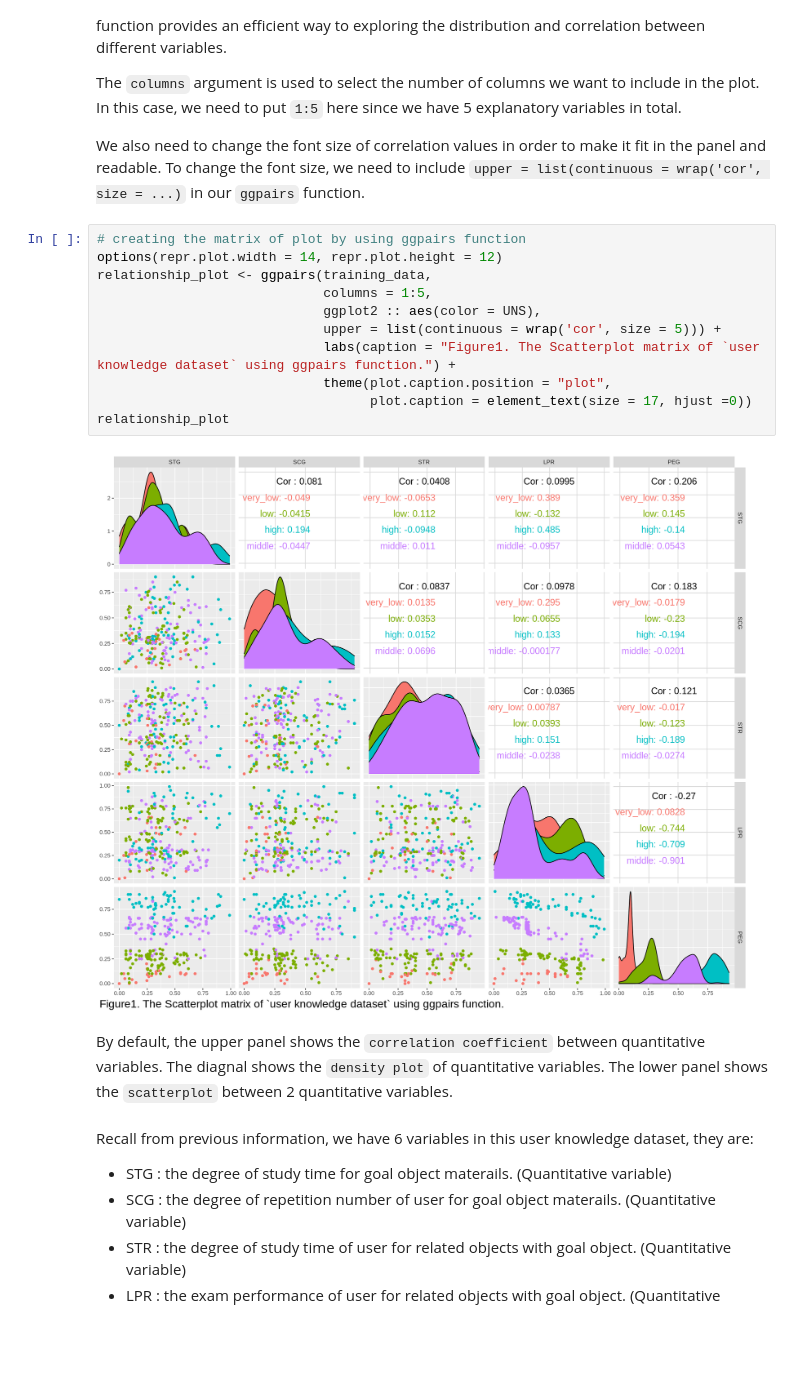
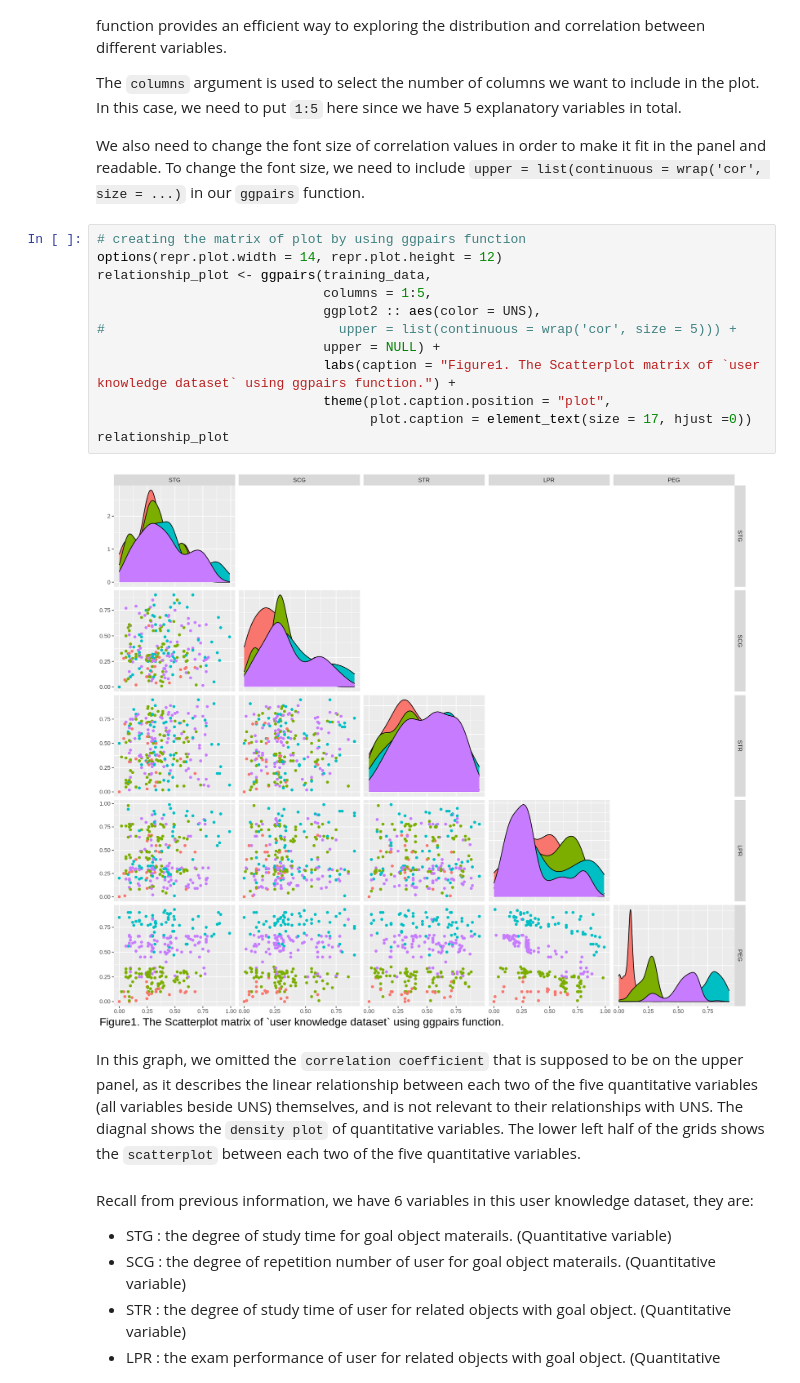
Before and after one commit to kzhang0113/group_8_ds_project, a Jupyter notebook: group_8_final_project.ipynb, the cells around one changed output. Saved outputs shown, nothing was run; the diff lists cells and outputs as text; blank space fills up the shorter version.

Commit message:
tweaked data visualization

```diff
--- a/group_8_final_project.ipynb
+++ b/group_8_final_project.ipynb
@@ -200,18 +201,19 @@ We also need to change the font size of correlation values in order to make it f
 # %%
 # creating the matrix of plot by using ggpairs function
 options(repr.plot.width = 14, repr.plot.height = 12)
 relationship_plot <- ggpairs(training_data,
                              columns = 1:5,
                              ggplot2 :: aes(color = UNS),
-                             upper = list(continuous = wrap('cor', size = 5))) +
+#                              upper = list(continuous = wrap('cor', size = 5))) +
+                             upper = NULL) +
                              labs(caption = "Figure1. The Scatterplot matrix of `user knowledge dataset` using ggpairs function.") +
                              theme(plot.caption.position = "plot",
                                    plot.caption = element_text(size = 17, hjust =0))
 relationship_plot
 # %% [output]
-[figure, old version]
+[figure, new version]
 # %% [markdown]
-By default, the upper panel shows the `correlation coefficient` between quantitative variables. The diagnal shows the `density plot` of quantitative variables. The lower panel shows the `scatterplot` between 2 quantitative variables.
+In this graph, we omitted the `correlation coefficient` that is supposed to be on the upper panel, as it describes the linear relationship between each two of the five quantitative variables (all variables beside UNS) themselves, and is not relevant to their relationships with UNS. The diagnal shows the `density plot` of quantitative variables. The lower left half of the grids shows the `scatterplot` between each two of the five quantitative variables.
 # %% [markdown]
 Recall from previous information, we have 6 variables in this user knowledge dataset, they are:
 
```
Also changed, not shown: parts of 8 cells of this notebook.
